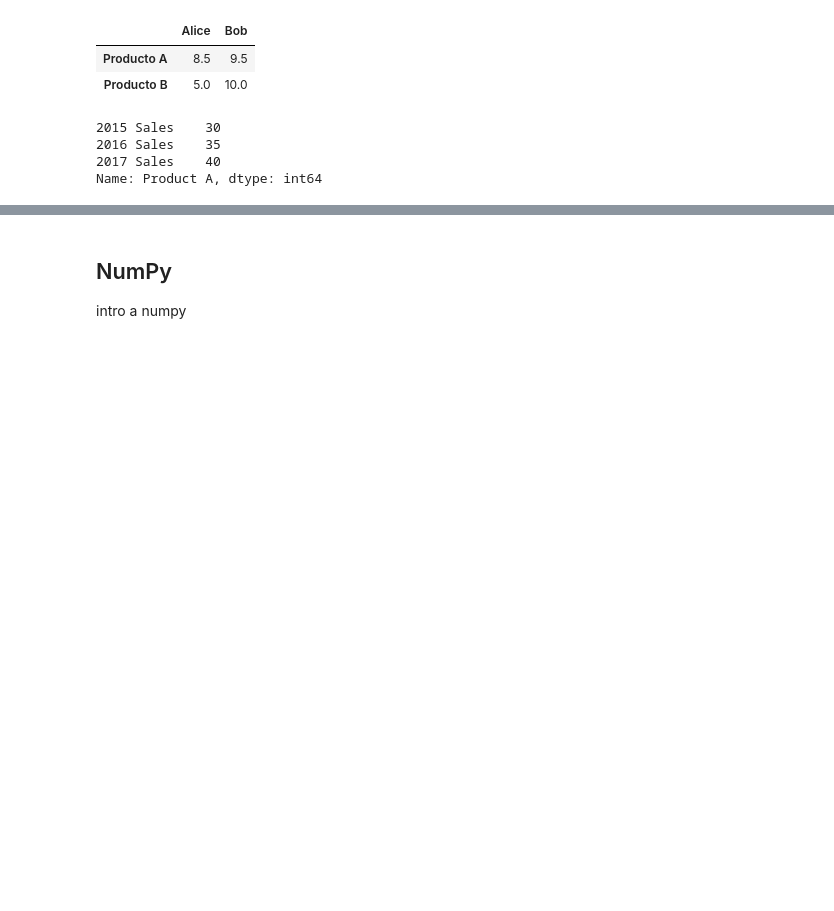
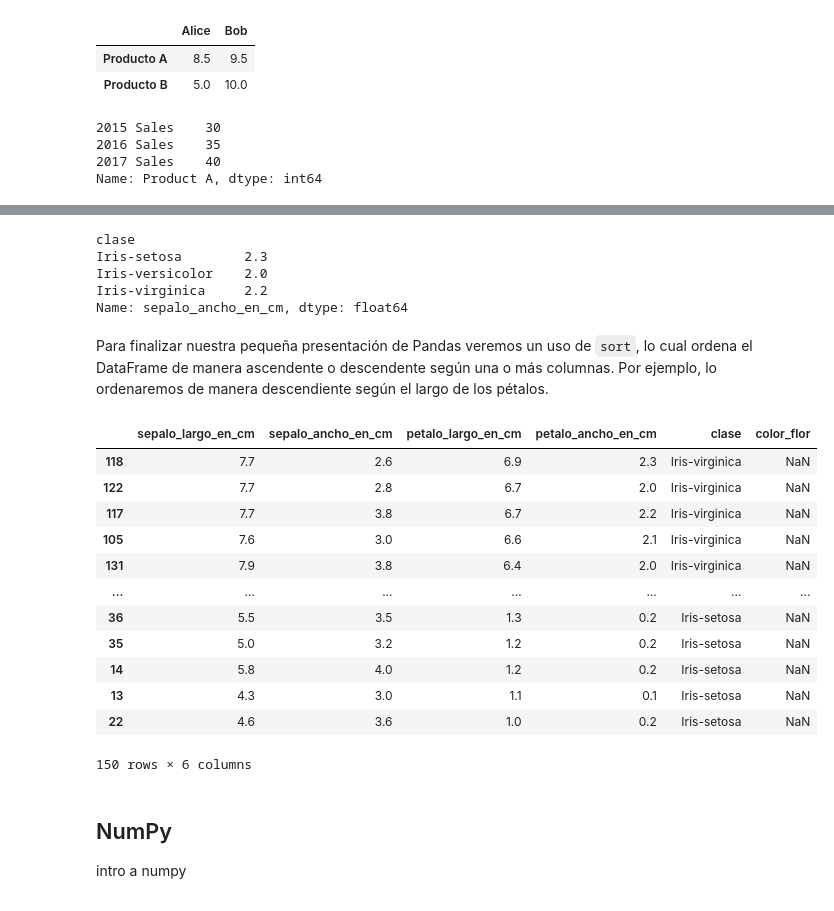
Before and after one commit to narmijoc/INF280-LEC, a Jupyter notebook: CH0-Pandas-NumPy.ipynb, the cells around one changed output, grey strips where cells are left out. Cells and saved outputs as stored; diff of their text form; code cells hidden in the pictures; blank space fills up the shorter version.

```diff
--- a/CH0-Pandas-NumPy.ipynb
+++ b/CH0-Pandas-NumPy.ipynb
@@ -86,3 +493,33 @@ En nuestro caso, es común tabajar con un archivo `CSV`. Cuando abrimos un archi
+# %%
+# Ejemplo de utilización de groupby
+
+df.groupby('clase')['sepalo_ancho_en_cm'].min()
+# %% [output]
+clase
+Iris-setosa        2.3
+Iris-versicolor    2.0
+Iris-virginica     2.2
+Name: sepalo_ancho_en_cm, dtype: float64
+# %% [markdown]
+Para finalizar nuestra pequeña presentación de Pandas veremos un uso de `sort`, lo cual ordena el DataFrame de manera ascendente o descendente según una o más columnas. Por ejemplo, lo ordenaremos de manera descendiente según el largo de los pétalos.
+# %%
+# Ejemplo de utilización sort
+
+df.sort_values(by='petalo_largo_en_cm', ascending=False)
+# %% [output]
+|  | sepalo_largo_en_cm | sepalo_ancho_en_cm | petalo_largo_en_cm | petalo_ancho_en_cm | clase | color_flor |
+| 118 | 7.7 | 2.6 | 6.9 | 2.3 | Iris-virginica | NaN |
+| 122 | 7.7 | 2.8 | 6.7 | 2.0 | Iris-virginica | NaN |
+| 117 | 7.7 | 3.8 | 6.7 | 2.2 | Iris-virginica | NaN |
+| 105 | 7.6 | 3.0 | 6.6 | 2.1 | Iris-virginica | NaN |
+| 131 | 7.9 | 3.8 | 6.4 | 2.0 | Iris-virginica | NaN |
+| ... | ... | ... | ... | ... | ... | ... |
+| 36 | 5.5 | 3.5 | 1.3 | 0.2 | Iris-setosa | NaN |
+| 35 | 5.0 | 3.2 | 1.2 | 0.2 | Iris-setosa | NaN |
+| 14 | 5.8 | 4.0 | 1.2 | 0.2 | Iris-setosa | NaN |
+| 13 | 4.3 | 3.0 | 1.1 | 0.1 | Iris-setosa | NaN |
+| 22 | 4.6 | 3.6 | 1.0 | 0.2 | Iris-setosa | NaN |
+150 rows × 6 columns
 # %% [markdown]
 <div id='numpy'>
 
```
Also changed, not shown: parts of 55 cells of this notebook.
